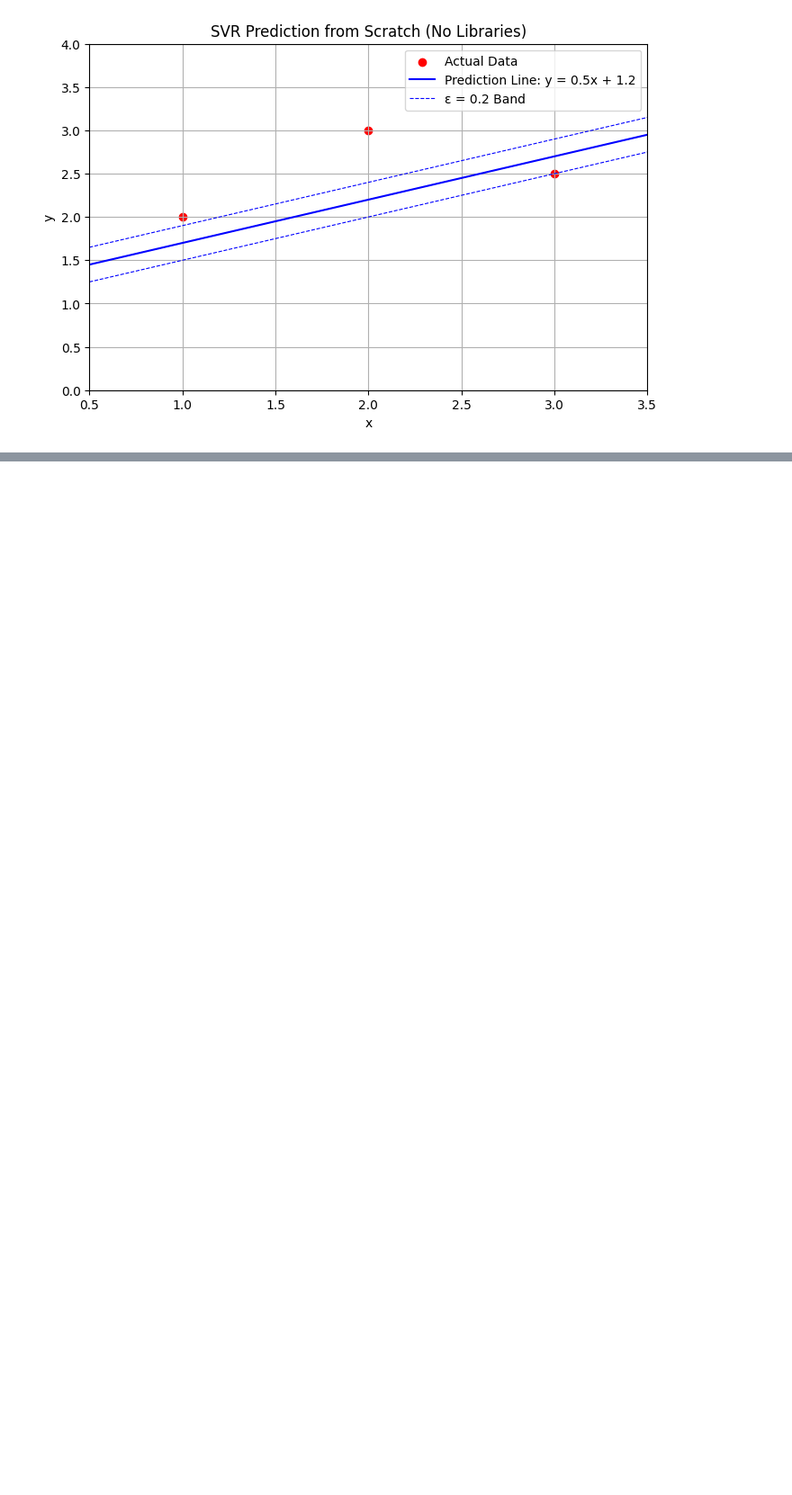
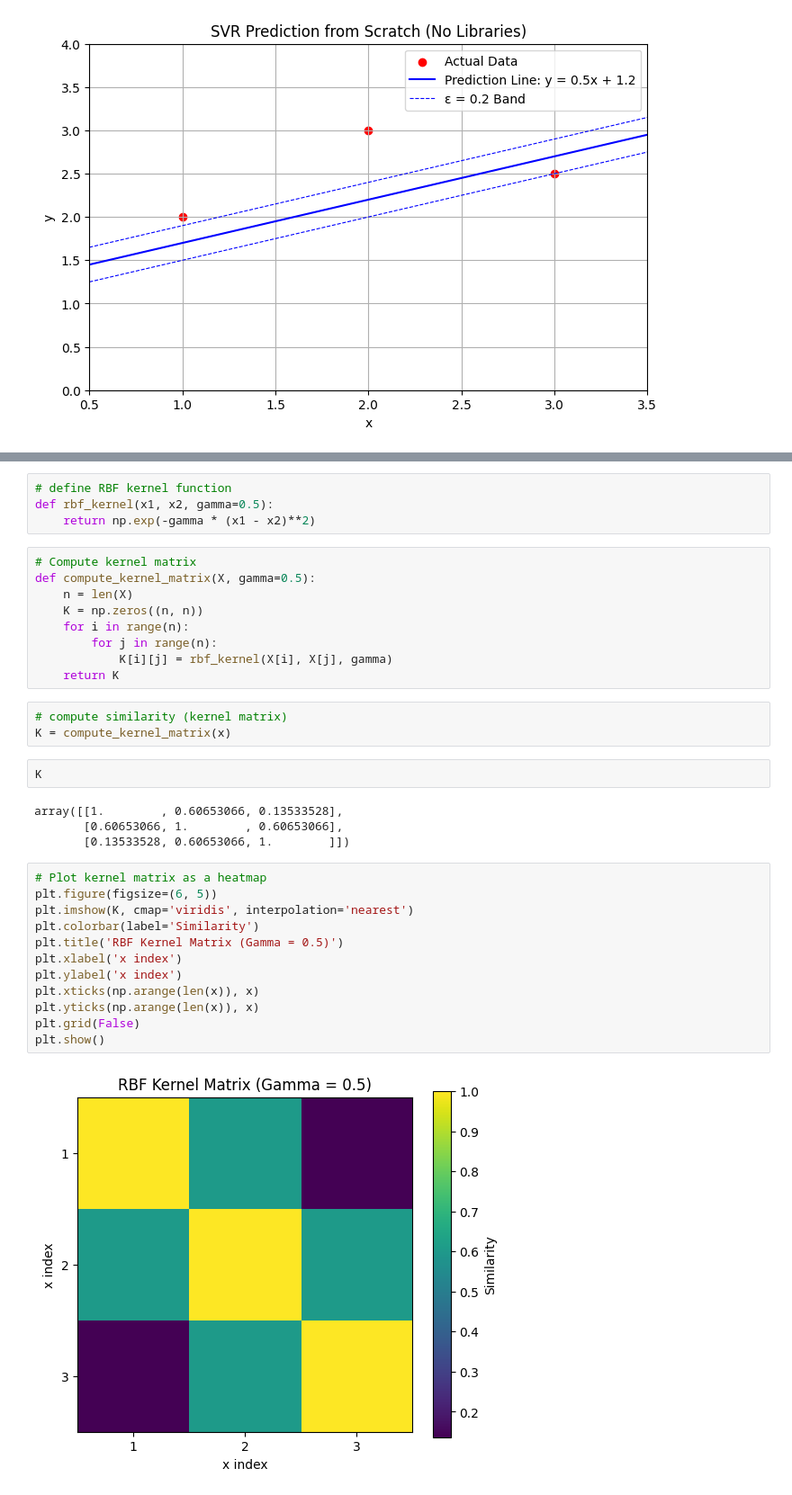
Before and after one commit to arshadziban/ML-Algo, a Jupyter notebook: Version_02/Supervised Learning/Regression/Support Vector Regression/svr.ipynb, the cells around one changed output, grey strips where cells are left out. Shown at 90% size. Saved outputs shown, nothing was run; the diff lists cells and outputs as text; blank space fills up the shorter version.

```diff
--- a/Version_02/Supervised Learning/Regression/Support Vector Regression/svr.ipynb
+++ b/Version_02/Supervised Learning/Regression/Support Vector Regression/svr.ipynb
@@ -268,0 +377,36 @@ plt.show()
+# %%
+# define RBF kernel function
+def rbf_kernel(x1, x2, gamma=0.5):
+    return np.exp(-gamma * (x1 - x2)**2)
+# %%
+# Compute kernel matrix
+def compute_kernel_matrix(X, gamma=0.5):
+    n = len(X)
+    K = np.zeros((n, n))
+    for i in range(n):
+        for j in range(n):
+            K[i][j] = rbf_kernel(X[i], X[j], gamma)
+    return K
+# %%
+# compute similarity (kernel matrix)
+K = compute_kernel_matrix(x)
+# %%
+K
+# %% [output]
+array([[1.        , 0.60653066, 0.13533528],
+       [0.60653066, 1.        , 0.60653066],
+       [0.13533528, 0.60653066, 1.        ]])
+# %%
+# Plot kernel matrix as a heatmap
+plt.figure(figsize=(6, 5))
+plt.imshow(K, cmap='viridis', interpolation='nearest')
+plt.colorbar(label='Similarity')
+plt.title('RBF Kernel Matrix (Gamma = 0.5)')
+plt.xlabel('x index')
+plt.ylabel('x index')
+plt.xticks(np.arange(len(x)), x)
+plt.yticks(np.arange(len(x)), x)
+plt.grid(False)
+plt.show()
+# %% [output]
+[figure, added]
```
Also changed, not shown: parts of 6 cells of this notebook.
